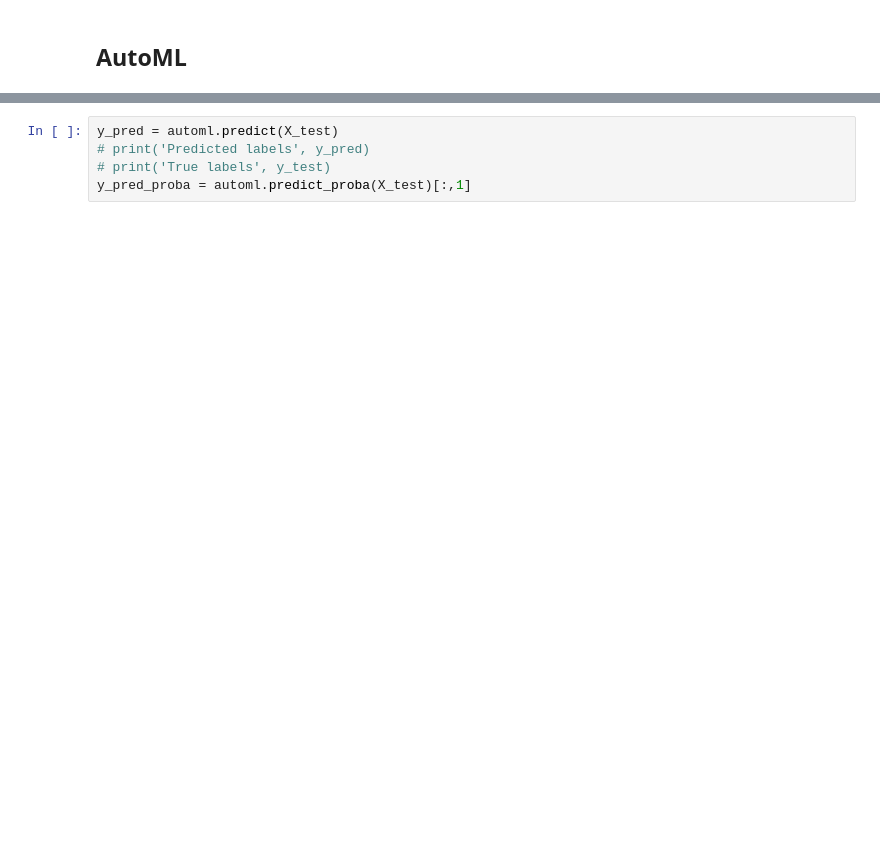
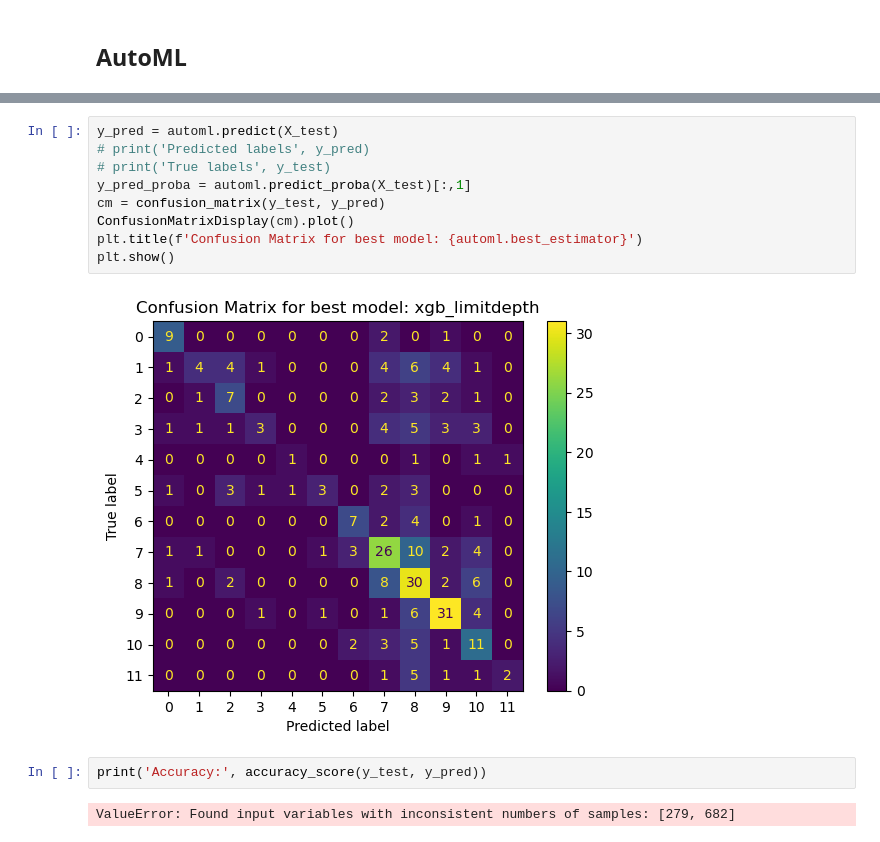
Before and after one commit to JonasBlomquist/AI4ProtEng_AIntibody, a Jupyter notebook: notebooks/automl_classification.ipynb, the cells around one changed output, grey strips where cells are left out. Cells and saved outputs as stored; diff of their text form; blank space fills up the shorter version.

```diff
--- a/notebooks/automl_classification.ipynb
+++ b/notebooks/automl_classification.ipynb
@@ -172,5 +316,15 @@ LGBMClassifier(learning_rate=np.float64(0.09999999999999995), max_bin=255,
 # %%
 y_pred = automl.predict(X_test)
 # print('Predicted labels', y_pred)
 # print('True labels', y_test)
 y_pred_proba = automl.predict_proba(X_test)[:,1]
+cm = confusion_matrix(y_test, y_pred)
+ConfusionMatrixDisplay(cm).plot()
+plt.title(f'Confusion Matrix for best model: {automl.best_estimator}')
+plt.show()
+# %% [output]
+[figure, added]
+# %%
+print('Accuracy:', accuracy_score(y_test, y_pred))
+# %% [output]
+ValueError: Found input variables with inconsistent numbers of samples: [279, 682]
```
Also changed, not shown: parts of 51 cells of this notebook.
